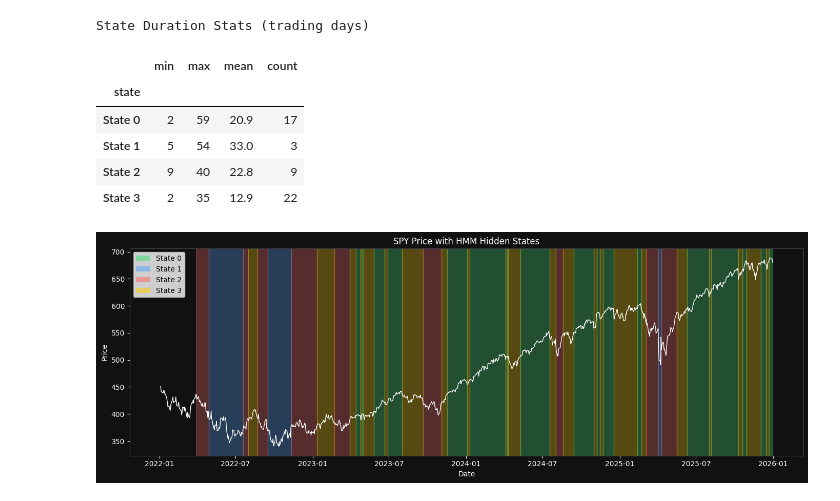
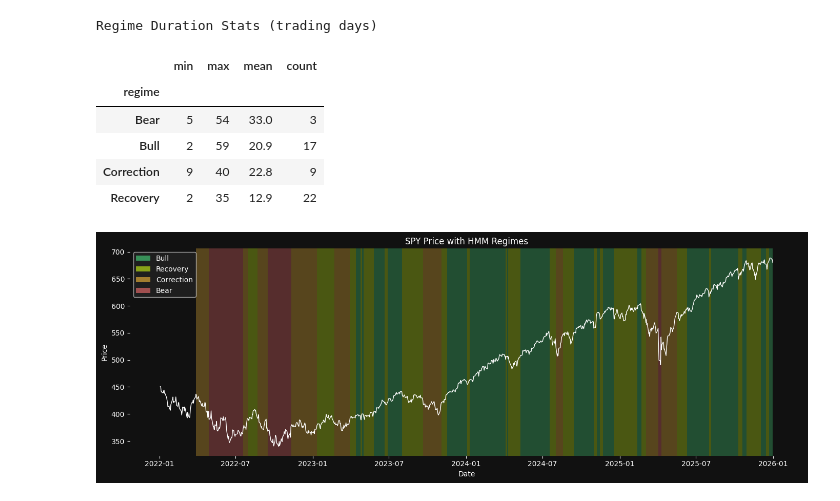
Before and after one commit to bsinek/sentinel, a Jupyter notebook: research/hmm.ipynb, the cells around one changed output. Saved outputs shown, nothing was run; the diff lists cells and outputs as text; code cells hidden in the pictures.

Commit message:
research(hmm): auto-label regimes via drawdown rank, consolidate cells, and fix graph display

```diff
--- a/research/hmm.ipynb
+++ b/research/hmm.ipynb
@@ -212,75 +202,62 @@ Transition matrix:
 # %%
-# regime duration analysis
-# finds contiguous runs of the same state and measures how long each lasts (in trading days)
-
-runs = []
-current = features['regime'].iloc[0]
-count = 1
-
+# regime duration stats
+runs, current, count = [], features['regime'].iloc[0], 1
 for label in features['regime'].iloc[1:]:
     if label == current:
         count += 1
     else:
         runs.append({'regime': current, 'duration': count})
-        current = label
-        count = 1
+        current, count = label, 1
 runs.append({'regime': current, 'duration': count})
 
 runs_df = pd.DataFrame(runs)
-
-state_names = {state: f'State {state}' for state in sorted(features['regime'].unique())}
-
-print('State Duration Stats (trading days)')
-display(runs_df.assign(state=runs_df['regime'].map(state_names)).groupby('state')['duration'].agg(['min', 'max', 'mean', 'count']).round(1))
+print('Regime Duration Stats (trading days)')
+display(runs_df.groupby('regime')['duration'].agg(['min', 'max', 'mean', 'count']).round(1))
 
 # ------------------------------------------------
 #             PLOT REGIMES
 # ------------------------------------------------
+from matplotlib.patches import Patch
 
-palette = ['#4ade80', '#60a5fa', '#f87171', '#facc15', '#c084fc', '#fb923c']
-regime_colors = {state: palette[i] for i, state in enumerate(sorted(features['regime'].unique()))}
+palette = {
+    'Bull':       '#4ade80',
+    'Bear':       '#f87171',
+    'Recovery':   "#d0fa15",
+    'Correction': "#fbbe3c",
+}
 
 fig, ax = plt.subplots(figsize=(14, 5))
-
 ax.plot(close_prices.index, close_prices, color='white', linewidth=1, zorder=2)
 
-# shade regime regions
-current_label = features['regime'].iloc[0]
-start_idx = features.index[0]
-
+current_label, start_idx = features['regime'].iloc[0], features.index[0]
 for date, label in features['regime'].items():
     if label != current_label:
-        ax.axvspan(start_idx, date, color=regime_colors[current_label], alpha=0.3, zorder=1)
-        current_label = label
-        start_idx = date
+        ax.axvspan(start_idx, date, color=palette[current_label], alpha=0.3, lw=0, zorder=1)
+        current_label, start_idx = label, date
+ax.axvspan(start_idx, features.index[-1], color=palette[current_label], alpha=0.3, lw=0, zorder=1)
 
-ax.axvspan(start_idx, features.index[-1], color=regime_colors[current_label], alpha=0.3, zorder=1)
-
-# legend
-from matplotlib.patches import Patch
-legend_elements = [Patch(facecolor=regime_colors[state], alpha=0.6, label=f'State {state}') for state in sorted(regime_colors)]
-ax.legend(handles=legend_elements, loc='upper left')
-
-ax.set_title('SPY Price with HMM Hidden States')
+legend_elements = [Patch(facecolor=palette[r], alpha=0.6, label=r) for r in ['Bull', 'Recovery', 'Correction', 'Bear']]
+ax.set_title('SPY Price with HMM Regimes')
 ax.set_xlabel('Date')
 ax.set_ylabel('Price')
 ax.set_facecolor('#111111')
 fig.patch.set_facecolor('#111111')
 ax.tick_params(colors='white')
 ax.xaxis.label.set_color('white')
 ax.yaxis.label.set_color('white')
 ax.title.set_color('white')
 for spine in ax.spines.values():
-    spine.set_edgecolor('#444444')
+    spine.set_visible(False)
+ax.legend(handles=legend_elements, loc='upper left', facecolor='#222222', labelcolor='white')
 
 plt.tight_layout()
 plt.show()
 # %% [output]
-State Duration Stats (trading days)
+Regime Duration Stats (trading days)
 |  | min | max | mean | count |
-| state |  |  |  |  |
-| State 0 | 2 | 59 | 20.9 | 17 |
-| State 1 | 5 | 54 | 33.0 | 3 |
-| State 2 | 9 | 40 | 22.8 | 9 |
-| State 3 | 2 | 35 | 12.9 | 22 |
+| regime |  |  |  |  |
+| Bear | 5 | 54 | 33.0 | 3 |
+| Bull | 2 | 59 | 20.9 | 17 |
+| Correction | 9 | 40 | 22.8 | 9 |
+| Recovery | 2 | 35 | 12.9 | 22 |
-[figure, old version]
+[figure, new version]
```
Also changed, not shown: parts of 5 cells of this notebook.
